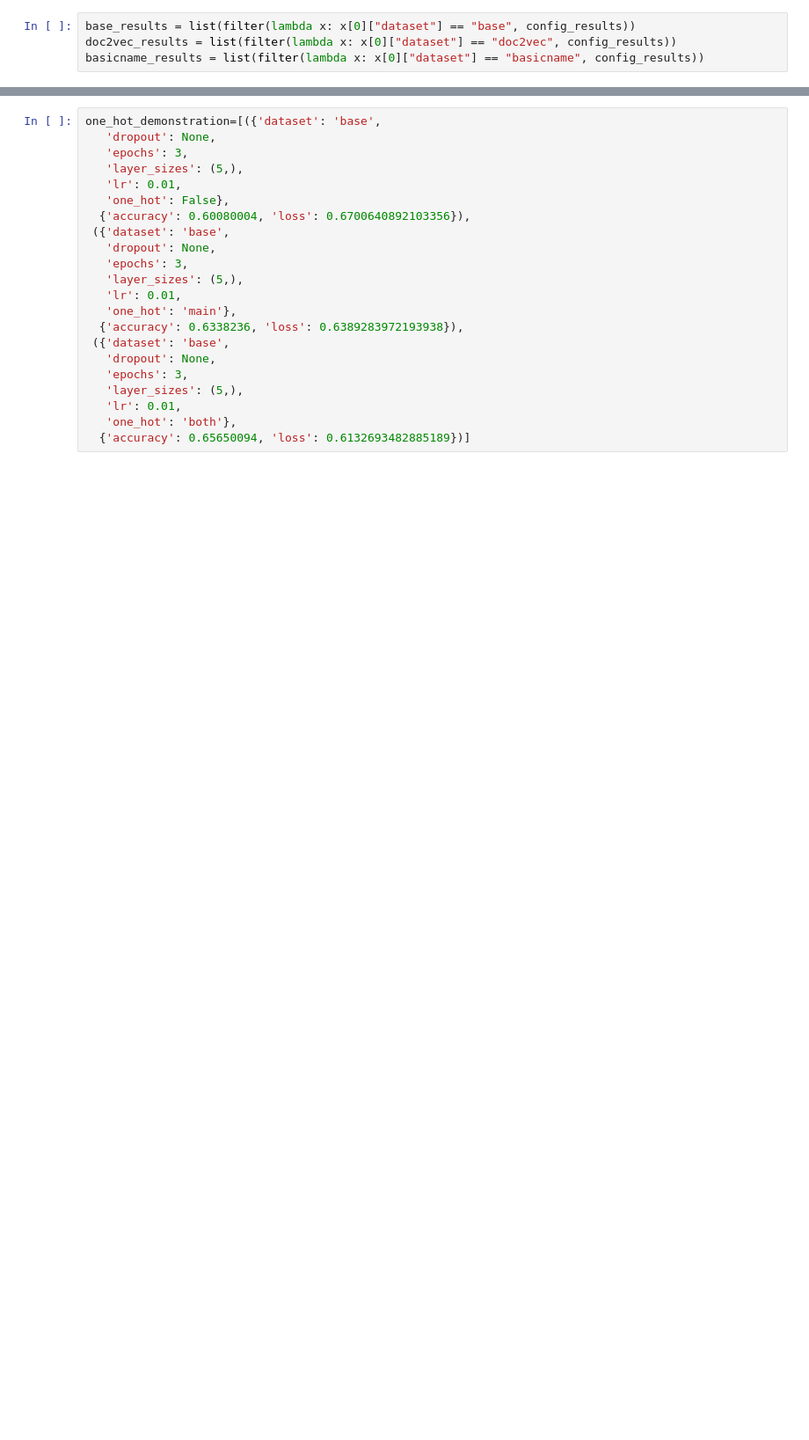
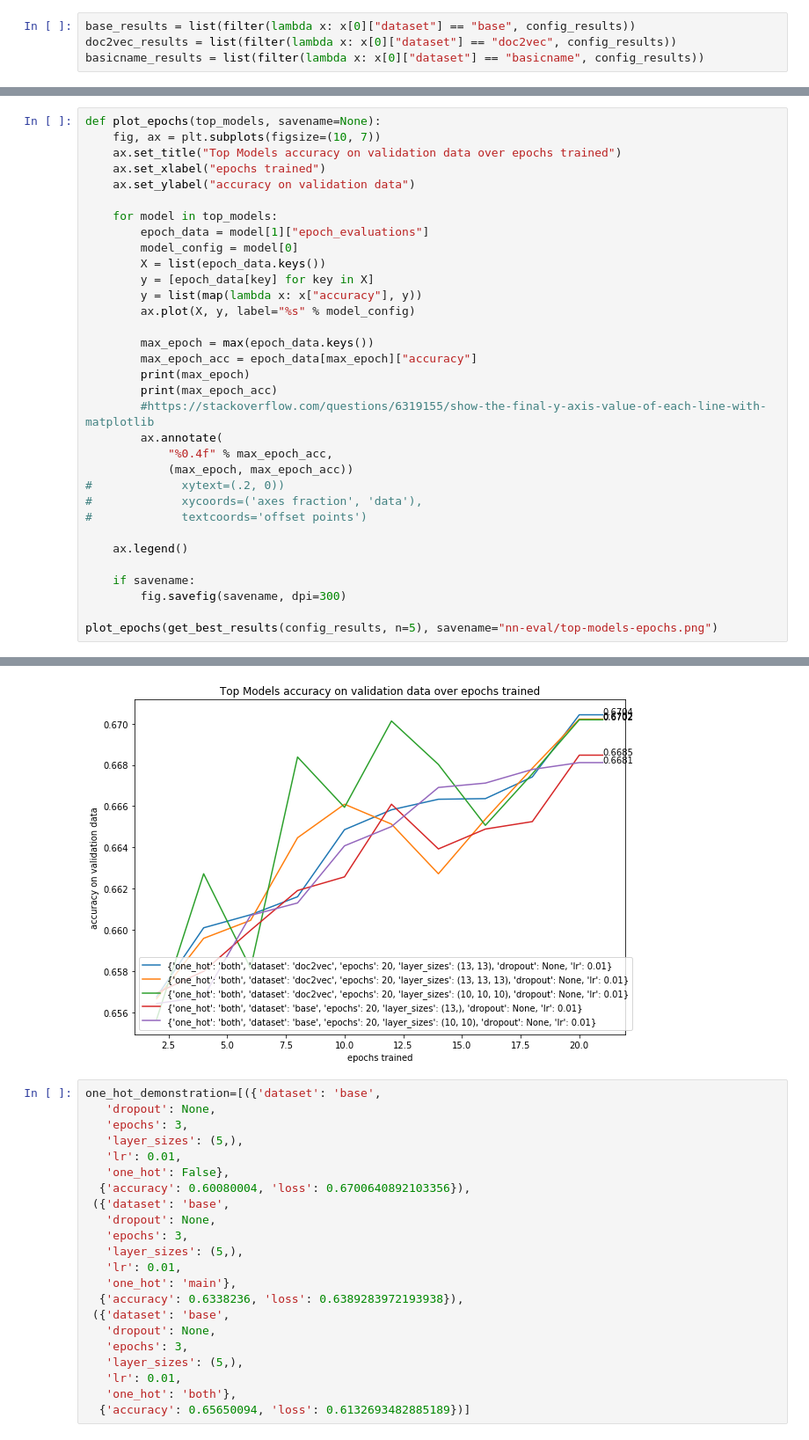
Before and after one commit to michaelmdresser/csci5622project, a Jupyter notebook: michael_nn_visualize.ipynb, the cells around one changed output, grey strips where cells are left out. Shown: that part at 88% size. Drawn from its saved outputs; the diff is of its cells as text; blank space fills up the shorter version.

```diff
--- a/michael_nn_visualize.ipynb
+++ b/michael_nn_visualize.ipynb
@@ -65,0 +69,34 @@ plot_results(basicname_results, "basicname")
+# %%
+def plot_epochs(top_models, savename=None):
+    fig, ax = plt.subplots(figsize=(10, 7))
+    ax.set_title("Top Models accuracy on validation data over epochs trained")
+    ax.set_xlabel("epochs trained")
+    ax.set_ylabel("accuracy on validation data")
+
+    for model in top_models:
+        epoch_data = model[1]["epoch_evaluations"]
+        model_config = model[0]
+        X = list(epoch_data.keys())
+        y = [epoch_data[key] for key in X]
+        y = list(map(lambda x: x["accuracy"], y))
+        ax.plot(X, y, label="%s" % model_config)
+
+        max_epoch = max(epoch_data.keys())
+        max_epoch_acc = epoch_data[max_epoch]["accuracy"]
+        print(max_epoch)
+        print(max_epoch_acc)
+        #https://stackoverflow.com/questions/6319155/show-the-final-y-axis-value-of-each-line-with-matplotlib
+        ax.annotate(
+            "%0.4f" % max_epoch_acc,
+            (max_epoch, max_epoch_acc))
+#             xytext=(.2, 0))
+#             xycoords=('axes fraction', 'data'),
+#             textcoords='offset points')
+
+    ax.legend()
+
+    if savename:
+        fig.savefig(savename, dpi=300)
+
+plot_epochs(get_best_results(config_results, n=5), savename="nn-eval/top-models-epochs.png")
+# %% [output]
@@ -66,3 +113,4 @@ plot_results(basicname_results, "basicname")
+[figure, added]
 # %%
 one_hot_demonstration=[({'dataset': 'base',
    'dropout': None,
```
Also changed, not shown: parts of 7 cells of this notebook, 7 other files.
